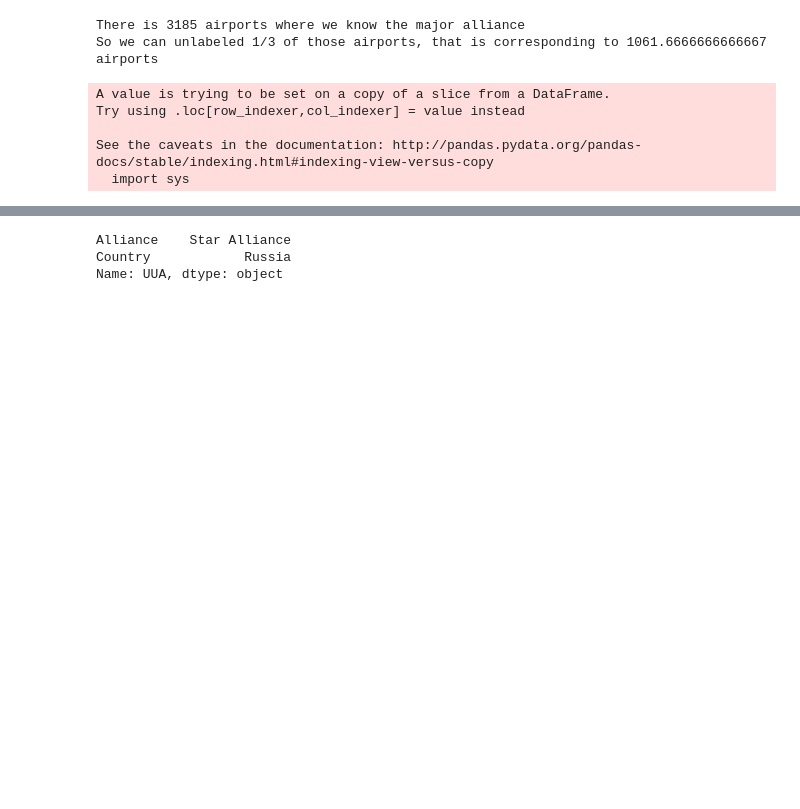
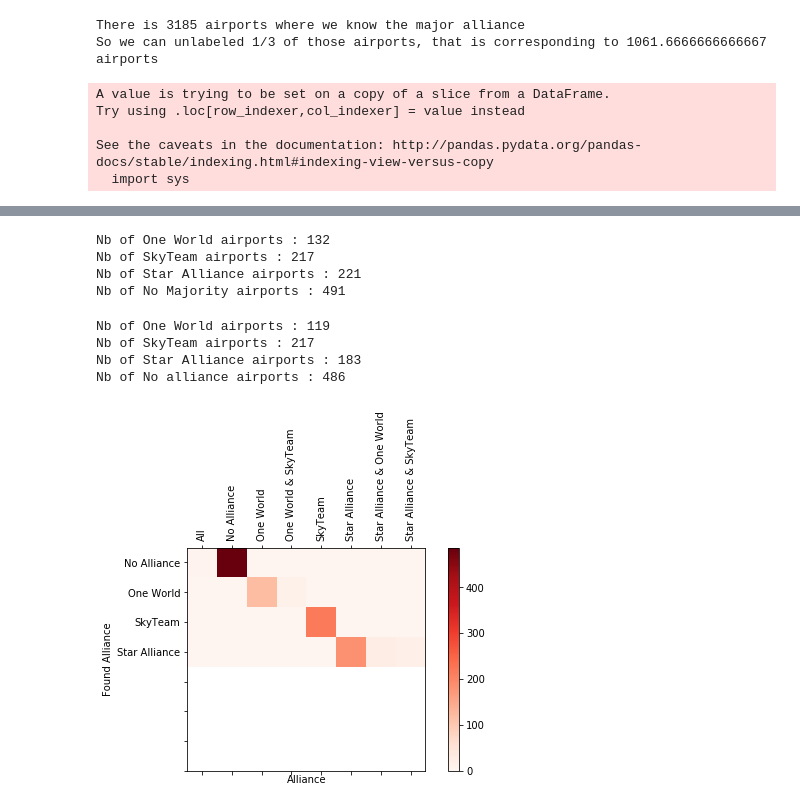
Before and after one commit to nicolasFontbonne/Project_ntds, a Jupyter notebook: main_maelle.ipynb, the cells around one changed output, grey strips where cells are left out. Drawn from its saved outputs; the diff is of its cells as text; code cells hidden in the pictures; blank space fills up the shorter version.

```diff
--- a/main_maelle.ipynb
+++ b/main_maelle.ipynb
@@ -378,10 +389,10 @@ def propagate_labels (airport_to_label, airport_labeled, adjacency, airportsID)
 
         # we attribute the label
         if SA==OW and OW==ST :
-            results.loc[airport,'Alliance']="No Majority"
+            results.loc[airport,'Alliance']='No Alliance' #No majority
             c=c+1
-#             if c>1000 : #stop algo
-#                 return results
+            if c>10000 : #stop algo
+                return results
         elif SA==max(SA,OW,ST) :
             c=0
             results.loc[airport,'Alliance']="Star Alliance"
@@ -414,6 +413,44 @@ res.head()
-# %%
-airport_attribution.loc['UUA']
-# %% [output]
-Alliance    Star Alliance
-Country            Russia
-Name: UUA, dtype: object
+# %%
+# Algorithm results
+print('Nb of One World airports :',len(res[res['Alliance']=='One World']))
+print('Nb of SkyTeam airports :',len(res[res['Alliance']=='SkyTeam']))
+print('Nb of Star Alliance airports :',len(res[res['Alliance']=='Star Alliance']))
+print('Nb of No Majority airports :',len(res[res['Alliance']=='No Alliance']))
+# %% [output]
+Nb of One World airports : 132
+Nb of SkyTeam airports : 217
+Nb of Star Alliance airports : 221
+Nb of No Majority airports : 491
+# %%
+# Truth
+truc = airport_attribution[airport_attribution.index.isin(list_unknown_airport)]
+print('Nb of One World airports :',len(truc[truc['Alliance']=='One World']))
+print('Nb of SkyTeam airports :',len(truc[truc['Alliance']=='SkyTeam']))
+print('Nb of Star Alliance airports :',len(truc[truc['Alliance']=='Star Alliance']))
+print('Nb of No alliance airports :',len(truc[truc['Alliance']=="No Alliance"]))
+# %% [output]
+Nb of One World airports : 119
+Nb of SkyTeam airports : 217
+Nb of Star Alliance airports : 183
+Nb of No alliance airports : 486
+# %%
+def plot_confusion_matrix(df_confusion, title='Confusion matrix', cmap=plt.cm.Reds):
+    plt.matshow(df_confusion, cmap=cmap) # imshow
+    #plt.title(title)
+    plt.colorbar()
+    tick_marks = np.arange(len(df_confusion.columns))
+    plt.xticks(tick_marks, df_confusion.columns, rotation=90)
+    plt.yticks(tick_marks, df_confusion.index)
+    #plt.tight_layout()
+    plt.ylabel(df_confusion.index.name)
+    plt.xlabel(df_confusion.columns.name)
+# %%
+res.rename(columns={'Alliance':'Found Alliance'},inplace=True)
+# %%
+# Comparaison
+y_actual = res['Found Alliance']
+y_predicted = truc['Alliance']
+df_confusion = pd.crosstab(y_actual, y_predicted)
+plot_confusion_matrix(df_confusion)
+# %% [output]
+[figure, added]
```
Also changed, not shown: parts of 8 cells of this notebook.
